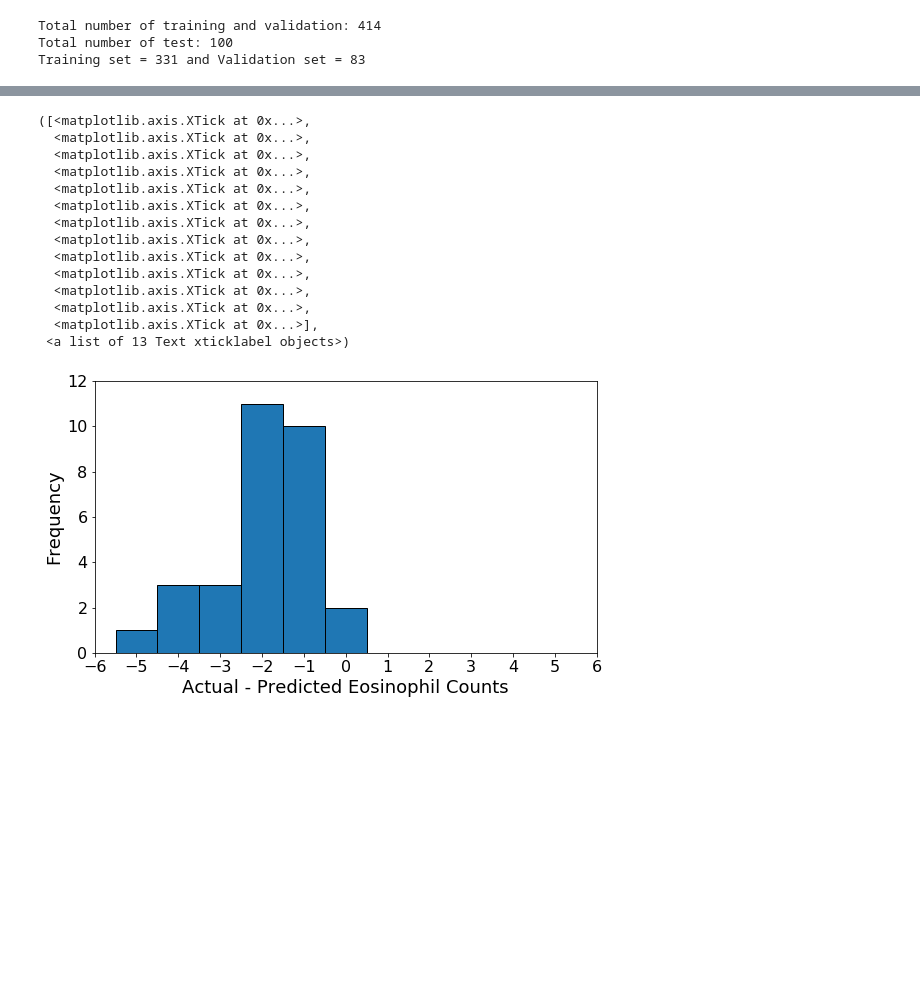
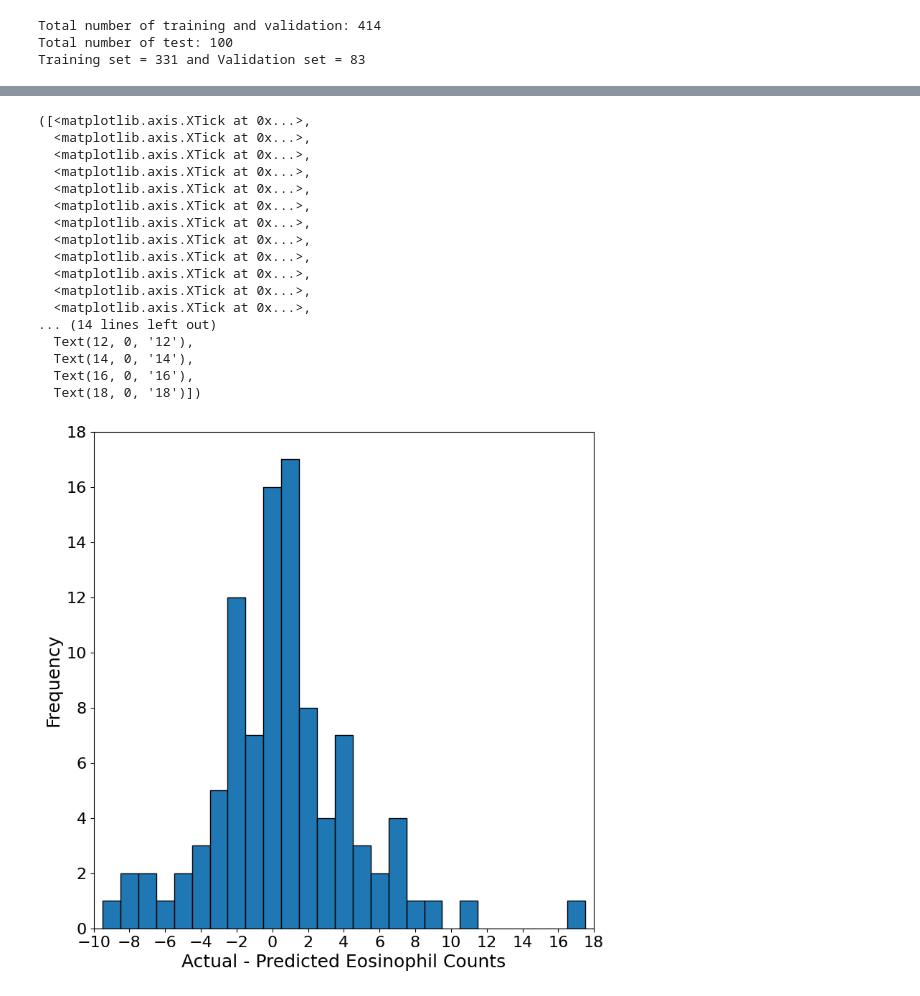
Before and after one commit to GutIntelligenceLab/EoE-Unet, a Jupyter notebook: main.ipynb, the cells around one changed output, grey strips where cells are left out. Cells and saved outputs as stored; diff of their text form; code cells hidden in the pictures; blank space fills up the shorter version.

```diff
--- a/main.ipynb
+++ b/main.ipynb
@@ -157,8 +357,8 @@ plt.show()
 # %%
 # When you plan to re-train model - Must run Loss Function cell
-model = load_model('DeepEoE.model', compile=False)
+model = load_model('Models/Eo1_200.h5', compile=False)
 
-preds_test = model.predict(X_test * 255,verbose=1)
+preds_test = model.predict(X_test,verbose=1)
 preds_test_t = (preds_test > 0.5).astype(np.bool)
 
 test_dice = numpy_dice_coef(Y_test, preds_test_t)
@@ -169,9 +372,0 @@ print(test_dice)
-# %%
-# When you plan to re-train model - Must run Loss Function cell
-model = load_model('Final_Eo_Model.h5', compile=False)
-
-preds_test = model.predict(X_test,verbose=1)
-preds_test_t = (preds_test > 0.5).astype(np.bool)
-
-test_dice = numpy_dice_coef(Y_test, preds_test_t)
-print(test_dice)
@@ -234,8 +423,11 @@ plt.subplots_adjust(wspace=0.1, hspace=0.12)
 # %%
+num_test = 100
+
 test_counts = np.zeros(num_test, dtype=np.uint8)
 pred_test_count = np.zeros(num_test, dtype=np.uint8)
 for i in range(num_test):
-    labels, count = label(Y_test[i], return_num = True)
+    mask = remove_small_objects(label(Y_test[i]),200)
+    labels, count = label(distance_transform_edt(mask) > 8, return_num = True)
     test_counts[i] =  count
     mask = remove_small_objects(label(preds_test_t[i]),200)
     labels, count = label(distance_transform_edt(mask) > 8, return_num = True)
@@ -257,12 +449,12 @@ plt.rcParams['figure.figsize'] = [6, 6]
 plt.plot(test_counts,pred_test_count,'o')
 z = np.polyfit(test_counts,pred_test_count,1)
 p = np.poly1d(z)
-plt.plot(np.arange(-1,40),p(np.arange(-1,40)),"r--")
+plt.plot(np.arange(-1,45),p(np.arange(-1,45)),"r--")
 #plt.title("Test Set Cell Counts", fontsize=16)
 plt.xlabel("True Eosinophil Counts", fontsize=16)
 plt.ylabel("Predicted Eosinophil Counts", fontsize=16)
-plt.xlim(-1,35)
-plt.ylim(-1,35)
+plt.xlim(-1,40)
+plt.ylim(-1,40)
 #plt.xaxis.major_locator(MaxNlocator(integer=True))
 # the line equation:
 print("Equation: y = %.3fx + (%.3f)"%(z[0],z[1]))
@@ -270,8 +462,9 @@ print("Corr = %0.3f" %pearsonr(test_counts,pred_test_count)[0])
 
 yint = []
 #locs, labels = plt.yticks()
-for each in range(0,40,5):
+for each in range(0,45,5):
     yint.append(int(each))
 plt.yticks(yint, fontsize=14)
 plt.xticks(yint, fontsize=14)
+plt.savefig('original.png')
 # %% [output]
@@ -301,31 +485,34 @@ print(np.std(abs_true_counts))
 # %%
-plt.rcParams['figure.figsize'] = [9, 5]
-plt.hist(abs_true_counts,bins=range(-5,6,1),edgecolor='black',align='left')
+plt.rcParams['figure.figsize'] = [9, 9]
+plt.hist(abs_true_counts,bins=range(-10,20,1),edgecolor='black',align='left')
 plt.xlabel('Actual - Predicted Eosinophil Counts',fontsize=18)
 plt.ylabel('Frequency',fontsize=18)
-plt.xlim(-4,4)
-plt.ylim(0,12)
+plt.xlim(-10,18)
+plt.ylim(0,18)
 yint = []
-for each in range(0,13,2):
+for each in range(0,19,2):
     yint.append(int(each))
 plt.yticks(yint,fontsize=16)
 xint = []
-for each in range(-6,7,1):
+for each in range(-10,19,2):
     xint.append(int(each))
 plt.xticks(xint,fontsize=16)
 # %% [output]
 ([<matplotlib.axis.XTick at 0x...>,
   <matplotlib.axis.XTick at 0x...>,
   <matplotlib.axis.XTick at 0x...>,
   <matplotlib.axis.XTick at 0x...>,
   <matplotlib.axis.XTick at 0x...>,
   <matplotlib.axis.XTick at 0x...>,
   <matplotlib.axis.XTick at 0x...>,
   <matplotlib.axis.XTick at 0x...>,
   <matplotlib.axis.XTick at 0x...>,
   <matplotlib.axis.XTick at 0x...>,
   <matplotlib.axis.XTick at 0x...>,
   <matplotlib.axis.XTick at 0x...>,
-  <matplotlib.axis.XTick at 0x...>],
- <a list of 13 Text xticklabel objects>)
+... (14 lines left out)
+  Text(12, 0, '12'),
+  Text(14, 0, '14'),
+  Text(16, 0, '16'),
+  Text(18, 0, '18')])
-[figure, old version]
+[figure, new version]
```
Also changed, not shown: parts of 31 cells of this notebook.
